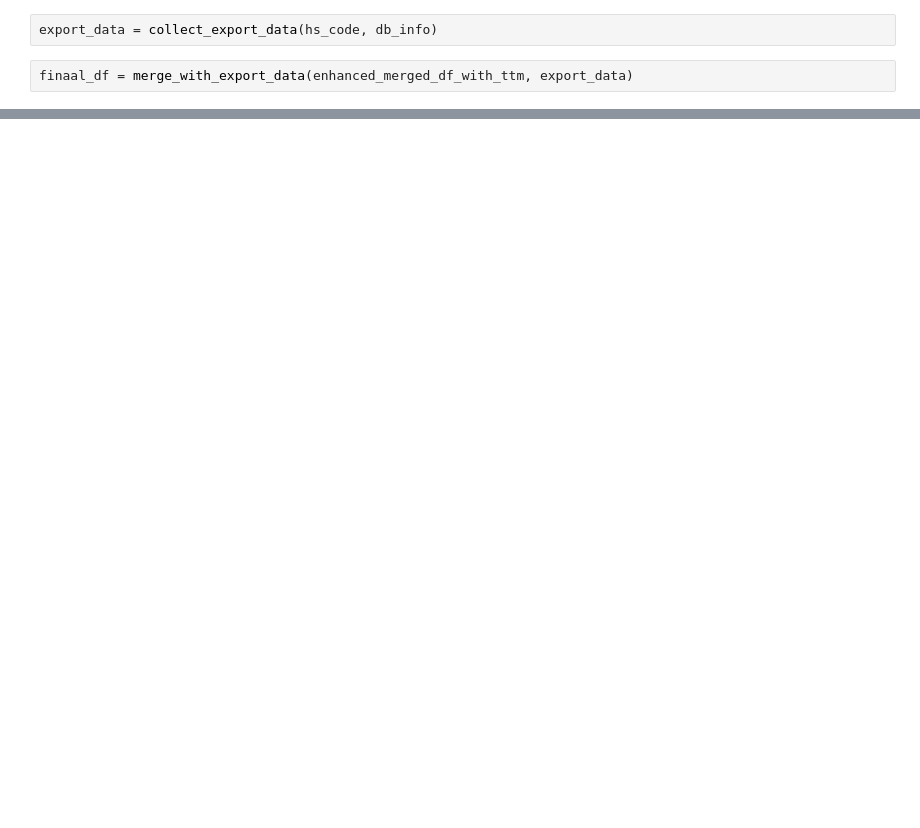
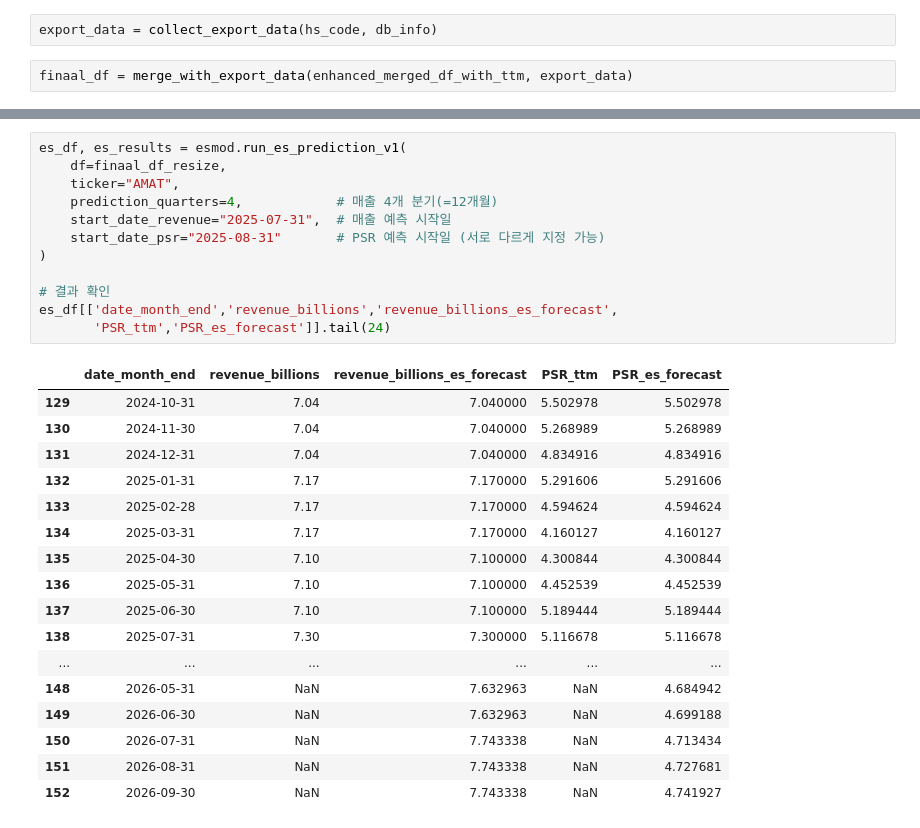
Before and after one commit to stox74/stock_forecast, a Jupyter notebook: US_Market/valuation/valuation_preprocessing_code_develop.ipynb, the cells around one changed output, grey strips where cells are left out. Cells and saved outputs as stored; diff of their text form; blank space fills up the shorter version.

```diff
--- a/US_Market/valuation/valuation_preprocessing_code_develop.ipynb
+++ b/US_Market/valuation/valuation_preprocessing_code_develop.ipynb
@@ -478,0 +567,30 @@ export_data
+# %%
+es_df, es_results = esmod.run_es_prediction_v1(
+    df=finaal_df_resize,
+    ticker="AMAT",
+    prediction_quarters=4,            # 매출 4개 분기(=12개월)
+    start_date_revenue="2025-07-31",  # 매출 예측 시작일
+    start_date_psr="2025-08-31"       # PSR 예측 시작일 (서로 다르게 지정 가능)
+)
+
+# 결과 확인
+es_df[['date_month_end','revenue_billions','revenue_billions_es_forecast',
+       'PSR_ttm','PSR_es_forecast']].tail(24)
+# %% [output]
+|  | date_month_end | revenue_billions | revenue_billions_es_forecast | PSR_ttm | PSR_es_forecast |
+| 129 | 2024-10-31 | 7.04 | 7.040000 | 5.502978 | 5.502978 |
+| 130 | 2024-11-30 | 7.04 | 7.040000 | 5.268989 | 5.268989 |
+| 131 | 2024-12-31 | 7.04 | 7.040000 | 4.834916 | 4.834916 |
+| 132 | 2025-01-31 | 7.17 | 7.170000 | 5.291606 | 5.291606 |
+| 133 | 2025-02-28 | 7.17 | 7.170000 | 4.594624 | 4.594624 |
+| 134 | 2025-03-31 | 7.17 | 7.170000 | 4.160127 | 4.160127 |
+| 135 | 2025-04-30 | 7.10 | 7.100000 | 4.300844 | 4.300844 |
+| 136 | 2025-05-31 | 7.10 | 7.100000 | 4.452539 | 4.452539 |
+| 137 | 2025-06-30 | 7.10 | 7.100000 | 5.189444 | 5.189444 |
+| 138 | 2025-07-31 | 7.30 | 7.300000 | 5.116678 | 5.116678 |
+| ... | ... | ... | ... | ... | ... |
+| 148 | 2026-05-31 | NaN | 7.632963 | NaN | 4.684942 |
+| 149 | 2026-06-30 | NaN | 7.632963 | NaN | 4.699188 |
+| 150 | 2026-07-31 | NaN | 7.743338 | NaN | 4.713434 |
+| 151 | 2026-08-31 | NaN | 7.743338 | NaN | 4.727681 |
+| 152 | 2026-09-30 | NaN | 7.743338 | NaN | 4.741927 |
```
Also changed, not shown: parts of 10 cells of this notebook, 5 other files.
